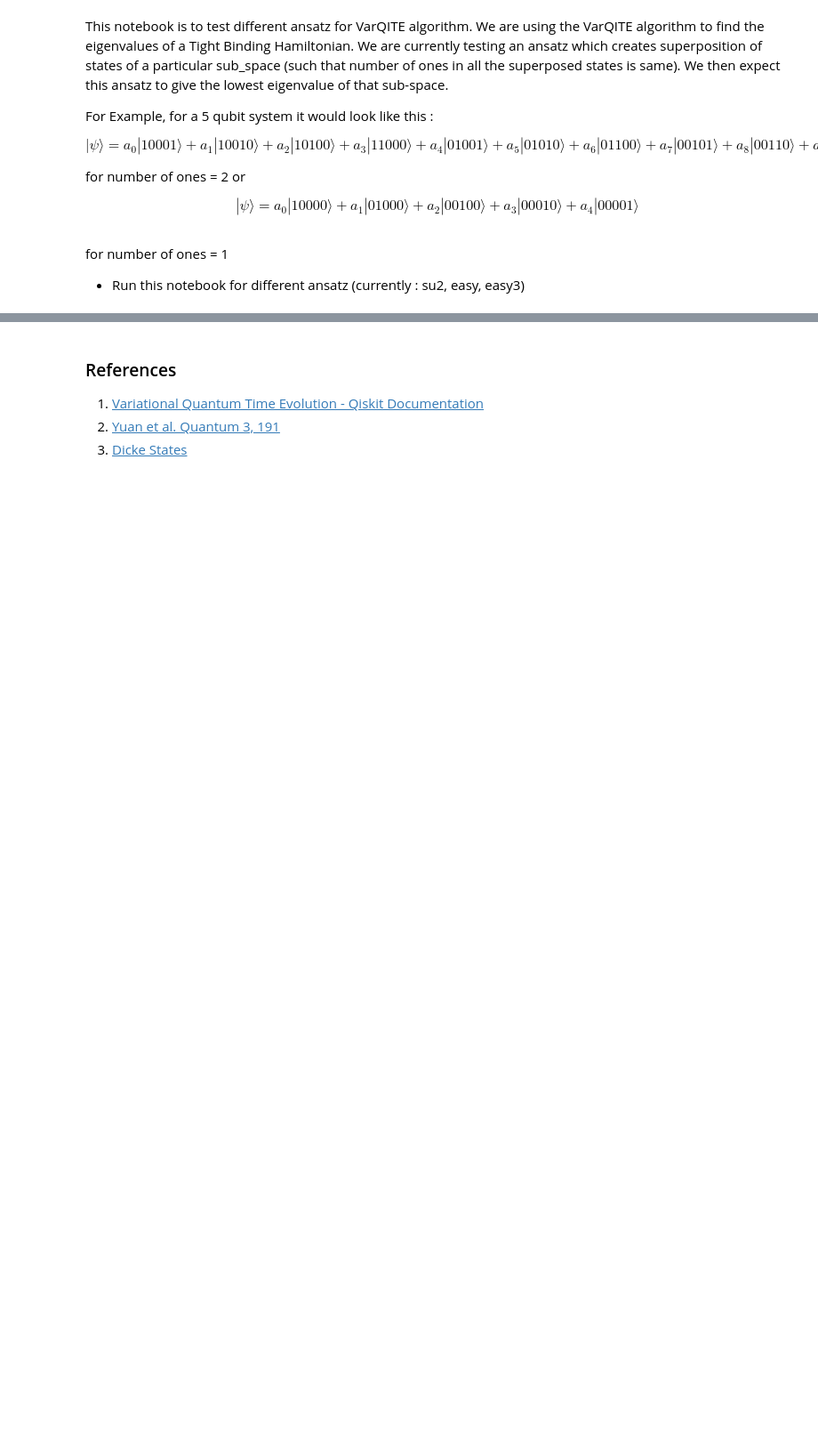
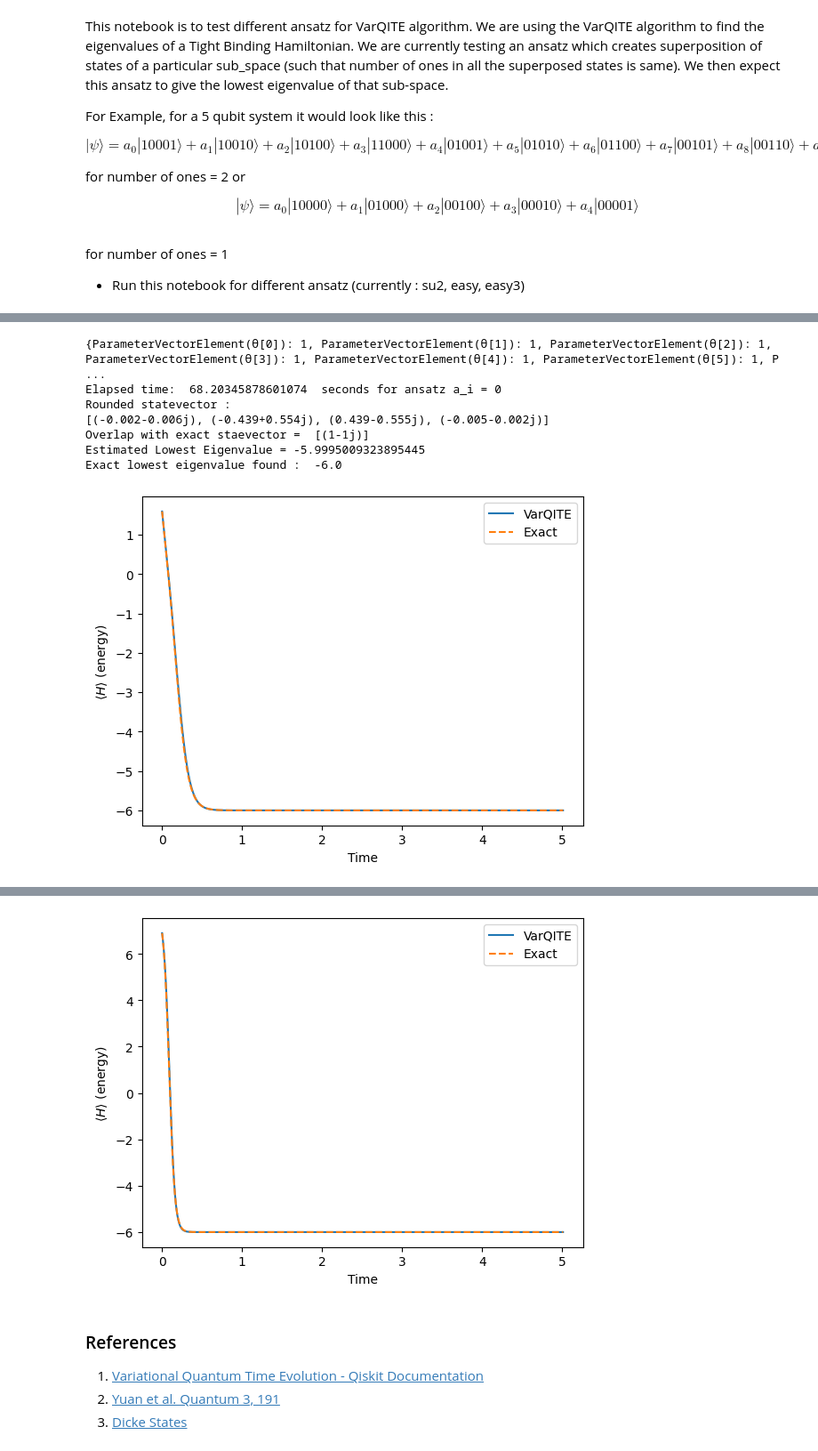
Before and after one commit to Cheshta-Joshi/hubb_sim, a Jupyter notebook: VarQITE_ansatz.ipynb, the cells around one changed output, grey strips where cells are left out. Shown at 89% size. Cells and saved outputs as stored; diff of their text form; code cells hidden in the pictures; blank space fills up the shorter version.

```diff
--- a/VarQITE_ansatz.ipynb
+++ b/VarQITE_ansatz.ipynb
@@ -203,4 +117,0 @@ init_state = Statevector(ansatz.assign_parameters(init_param_values))
-# %%
-evolution_problem = TimeEvolutionProblem(H_op, exp_time, initial_state=init_state, aux_operators=aux_ops)
-exact_evol = SciPyImaginaryEvolver(num_timesteps=501)
-sol = exact_evol.evolve(evolution_problem)
@@ -222,0 +143,3 @@ pylab.legend(loc="upper right");
+# %%
+eig,vec = np.linalg.eig(H_op.to_matrix())
+new_vec = list(zip(*vec))
@@ -222,0 +160,71 @@ pylab.legend(loc="upper right");
+# %%
+ansatz_list = [su2,dicke_param(N,N//2)]
+backend = Aer.get_backend('statevector_simulator')
+
+for a_i,ansatz in enumerate(ansatz_list) :
+    init_param_values={}
+    for i in range(len(ansatz.parameters)):
+        init_param_values[ansatz.parameters[i]]=1
+    print(init_param_values)
+
+    var_principle = ImaginaryMcLachlanPrinciple()
+
+    exp_time = 5.0
+    aux_ops = [H_op]
+    evolution_problem = TimeEvolutionProblem(H_op, exp_time, aux_operators=aux_ops)
+
+    start_time = time.time()
+    var_principle = ImaginaryMcLachlanPrinciple(qgt = ReverseQGT() , gradient = ReverseEstimatorGradient())
+    evolution_problem = TimeEvolutionProblem(H_op, exp_time, aux_operators=aux_ops)
+    var_qite = VarQITE(ansatz, init_param_values, var_principle, Estimator())
+    evolution_result_eff = var_qite.evolve(evolution_problem)
+    end_time = time.time()
+    elapsed_time = end_time - start_time
+
+    print("Elapsed time: ", elapsed_time, " seconds for ansatz a_i =",a_i)
+
+    eff_circ = evolution_result_eff.evolved_state
+
+    eff_job = execute(eff_circ, backend)
+    eff_result = eff_job.result()
+    eff_statevector = eff_result.get_statevector()
+
+    final_sv = [np.round(x,3) for x in np.asarray(eff_statevector)]
+    print("Rounded statevector : ")
+    print(final_sv)
+
+    overlap_list =[]
+    for state in eigstates :
+        overlap_list.append(np.round(np.dot(state,final_sv)))
+    print("Overlap with exact staevector = ",overlap_list)
+
+    h_exp_val = np.array([ele[0][0] for ele in evolution_result_eff.observables])
+    print("Estimated Lowest Eigenvalue =", h_exp_val[-1])
+
+    #Classical simulation
+    init_state = Statevector(ansatz.assign_parameters(init_param_values))
+
+    evolution_problem = TimeEvolutionProblem(H_op, exp_time, initial_state=init_state,
+                                             aux_operators=aux_ops)
+    exact_evol = SciPyImaginaryEvolver(num_timesteps=501)
+    sol = exact_evol.evolve(evolution_problem)
+
+    exact_h_exp_val = sol.observables[0][0].real
+    print("Exact lowest eigenvalue found : ",exact_h_exp_val[-1])
+
+    times = evolution_result_eff.times
+    pylab.plot(times, h_exp_val, label= "VarQITE")
+    pylab.plot(times, exact_h_exp_val , label= "Exact",  linestyle='--')
+    pylab.xlabel("Time")
+    pylab.ylabel(r"$\langle H \rangle$ (energy)")
+    pylab.legend(loc="upper right");
+    plt.pause(1)
+# %% [output]
+{ParameterVectorElement(θ[0]): 1, ParameterVectorElement(θ[1]): 1, ParameterVectorElement(θ[2]): 1, ParameterVectorElement(θ[3]): 1, ParameterVectorElement(θ[4]): 1, ParameterVectorElement(θ[5]): 1, P ...
+Elapsed time:  68.20345878601074  seconds for ansatz a_i = 0
+Rounded statevector :
+[(-0.002-0.006j), (-0.439+0.554j), (0.439-0.555j), (-0.005-0.002j)]
+Overlap with exact staevector =  [(1-1j)]
+Estimated Lowest Eigenvalue = -5.9995009323895445
+Exact lowest eigenvalue found :  -6.0
+[figure, added]
@@ -223,3 +238,4 @@ pylab.legend(loc="upper right");
+[figure, added]
 # %% [markdown]
 ### References
 1. [Variational Quantum Time Evolution - Qiskit Documentation](https://qiskit.org/documentation/tutorials/algorithms/11_VarQTE.html)
```
Also changed, not shown: parts of 18 cells of this notebook.
